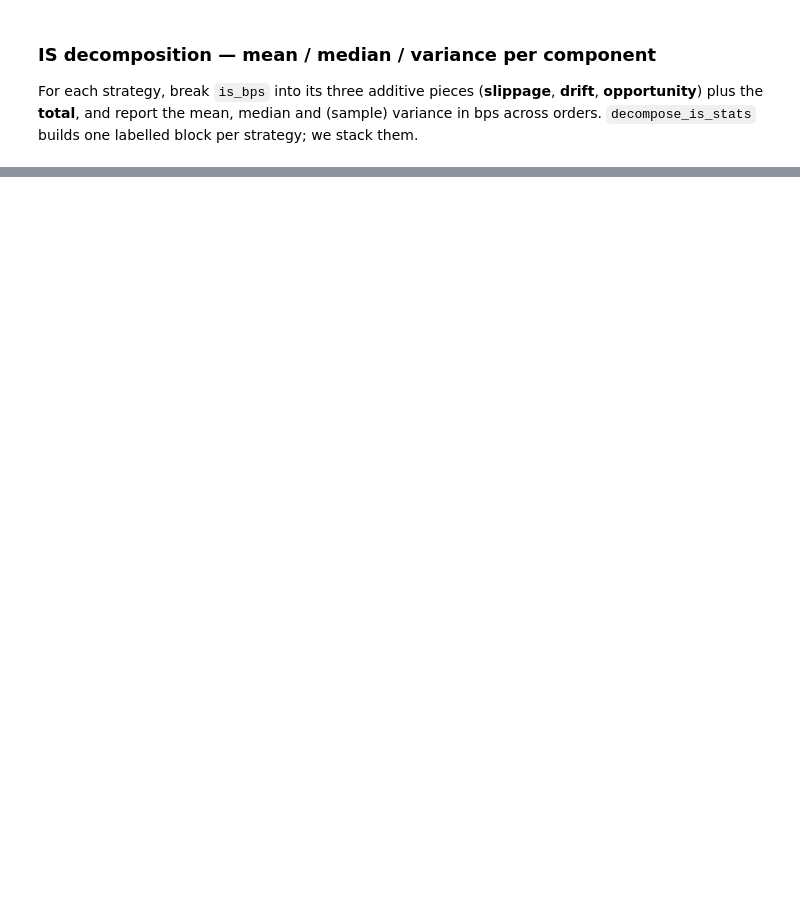
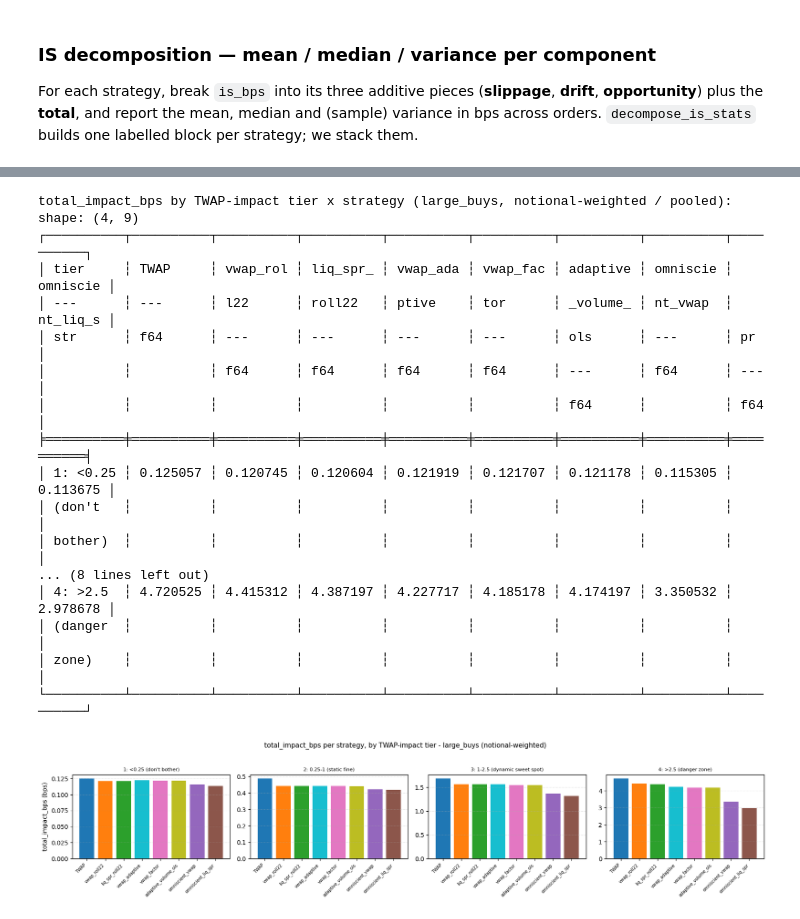
Before and after one commit to qe-internship-lwe/Individual-Project-2, a Jupyter notebook: trade_execution.ipynb, the cells around one changed output, grey strips where cells are left out. Cells and saved outputs as stored; diff of their text form; code cells hidden in the pictures; blank space fills up the shorter version.

```diff
--- a/trade_execution.ipynb
+++ b/trade_execution.ipynb
@@ -552,13 +603,15 @@ plt.show()
 
 For each strategy, break `is_bps` into its three additive pieces (**slippage**, **drift**, **opportunity**) plus the **total**, and report the mean, median and (sample) variance in bps across orders. `decompose_is_stats` builds one labelled block per strategy; we stack them.
 # %%
-pl.Config.set_tbl_rows(40)   # show all 24 rows (6 strategies x 4 components)
+pl.Config.set_tbl_rows(40)   # show all 32 rows (8 strategies x 4 components)
 
 _summaries = [
     ("TWAP",               twap_summary_full),
     ("vwap_roll22",        vwap_summary_full),
     ("liq_spr_roll22",     liqspr_summary_full),
     ("vwap_adaptive",      adaptive_summary_full),
+    ("vwap_factor",        factor_summary_full),
+    ("adaptive_volume_ols", ols_summary_full),
     ("omniscient_vwap",    omnivwap_summary_full),
     ("omniscient_liq_spr", omnilqs_summary_full),
 ]
@@ -588,6 +641,8 @@ _fills = [
     ("vwap_roll22",        vwap_fills_full),
     ("liq_spr_roll22",     liqspr_fills_full),
     ("vwap_adaptive",      adaptive_fills_full),
+    ("vwap_factor",        factor_fills_full),
+    ("adaptive_volume_ols", ols_fills_full),
     ("omniscient_vwap",    omnivwap_fills_full),
     ("omniscient_liq_spr", omnilqs_fills_full),
 ]
@@ -640,0 +758,73 @@ fig.tight_layout(); plt.show()
+# %%
+# Group qcodes into IMPACT TIERS (hardcoded from each asset's baseline TWAP
+# total_impact_bps), then pool the order-impact metric within each tier -- notional-
+# weighted (asset_impact sums $ cost and $ notional across the tier's orders, then
+# divides; NOT an average of per-qcode bps). Rationale: deep-liquidity tier-1 names
+# (mostly bond futures) have little headroom, so dynamic optimisation should focus
+# on the higher tiers.
+METRIC_TIER = "total_impact_bps"     # "total_impact_bps" | "realised_bps" | "opportunity_bps"
+
+IMPACT_TIERS = {
+    "1: <0.25 (don't bother)":       ["NN","GH","TU","BF","ES","IL","FV","GM","IE","DF"],
+    "2: 0.25-1 (static fine)":       ["GC","AZ","TM","TY","GX","OX","HN","PI","SV","HG","CB",
+                                      "US","UG","FX","S-","LC","TT","CL","SI","BO","SM"],
+    "3: 1-2.5 (dynamic sweet spot)": ["PL","FC","NG","W-","LH","KC","C-","HO","KW","LW","LF",
+                                      "SB","RB","CC","LQ"],
+    "4: >2.5 (danger zone)":         ["LO","NM","PA","NF"],
+}
+_tier_map = pl.DataFrame({"qcode": [q for qs in IMPACT_TIERS.values() for q in qs],
+                          "tier":  [t for t, qs in IMPACT_TIERS.items() for _ in qs]})
+_strats = [nm for nm, _ in _summaries]
+
+tier_impact = (
+    pl.concat([
+        asset_impact(s.join(_tier_map, on="qcode", how="inner"), by="tier")
+          .select("tier", pl.lit(nm).alias("strategy"), pl.col(METRIC_TIER).alias("v"))
+        for nm, s in _summaries
+    ])
+    .pivot(values="v", index="tier", on="strategy")
+    .select(["tier", *_strats]).sort("tier")
+)
+print(f"{METRIC_TIER} by TWAP-impact tier x strategy ({BUCKET}, notional-weighted / pooled):")
+print(tier_impact)
+
+# one bar chart per tier: chosen metric across all strategies
+_colmap = {name: color for name, _, color in STRATS}
+_cmap = plt.get_cmap("tab10")
+colors = [_colmap.get(nm, _cmap(i % 10)) for i, nm in enumerate(_strats)]
+tiers = tier_impact["tier"].to_list()
+nt, nstr = len(tiers), len(_strats)
+fig, axes = plt.subplots(1, nt, figsize=(4.2 * nt, 3.8), squeeze=False)
+xpos = np.arange(nstr)
+for i, t in enumerate(tiers):
+    ax = axes[0][i]
+    vals = [v if v is not None else np.nan
+            for v in tier_impact.filter(pl.col("tier") == t).select(_strats).row(0)]
+    ax.bar(xpos, vals, color=colors)
+    ax.axhline(0, color="k", lw=0.5)
+    ax.set_title(t, fontsize=8)
+    ax.set_xticks(xpos); ax.set_xticklabels(_strats, rotation=45, ha="right", fontsize=7)
+    ax.set_ylabel(f"{METRIC_TIER} (bps)" if i == 0 else "")
+    ax.grid(axis="y", ls=":", alpha=0.5)
+fig.suptitle(f"{METRIC_TIER} per strategy, by TWAP-impact tier - {BUCKET} (notional-weighted)", fontsize=11)
+fig.tight_layout(rect=[0, 0, 1, 0.95])
+plt.show()
+# %% [output]
+total_impact_bps by TWAP-impact tier x strategy (large_buys, notional-weighted / pooled):
+shape: (4, 9)
+┌──────────┬──────────┬──────────┬──────────┬──────────┬──────────┬──────────┬──────────┬──────────┐
+│ tier     ┆ TWAP     ┆ vwap_rol ┆ liq_spr_ ┆ vwap_ada ┆ vwap_fac ┆ adaptive ┆ omniscie ┆ omniscie │
+│ ---      ┆ ---      ┆ l22      ┆ roll22   ┆ ptive    ┆ tor      ┆ _volume_ ┆ nt_vwap  ┆ nt_liq_s │
+│ str      ┆ f64      ┆ ---      ┆ ---      ┆ ---      ┆ ---      ┆ ols      ┆ ---      ┆ pr       │
+│          ┆          ┆ f64      ┆ f64      ┆ f64      ┆ f64      ┆ ---      ┆ f64      ┆ ---      │
+│          ┆          ┆          ┆          ┆          ┆          ┆ f64      ┆          ┆ f64      │
+╞══════════╪══════════╪══════════╪══════════╪══════════╪══════════╪══════════╪══════════╪══════════╡
+│ 1: <0.25 ┆ 0.125057 ┆ 0.120745 ┆ 0.120604 ┆ 0.121919 ┆ 0.121707 ┆ 0.121178 ┆ 0.115305 ┆ 0.113675 │
+│ (don't   ┆          ┆          ┆          ┆          ┆          ┆          ┆          ┆          │
+│ bother)  ┆          ┆          ┆          ┆          ┆          ┆          ┆          ┆          │
+... (8 lines left out)
+│ 4: >2.5  ┆ 4.720525 ┆ 4.415312 ┆ 4.387197 ┆ 4.227717 ┆ 4.185178 ┆ 4.174197 ┆ 3.350532 ┆ 2.978678 │
+│ (danger  ┆          ┆          ┆          ┆          ┆          ┆          ┆          ┆          │
+│ zone)    ┆          ┆          ┆          ┆          ┆          ┆          ┆          ┆          │
+└──────────┴──────────┴──────────┴──────────┴──────────┴──────────┴──────────┴──────────┴──────────┘
+[figure, added]
```
Also changed, not shown: parts of 32 cells of this notebook, 3 other files.
